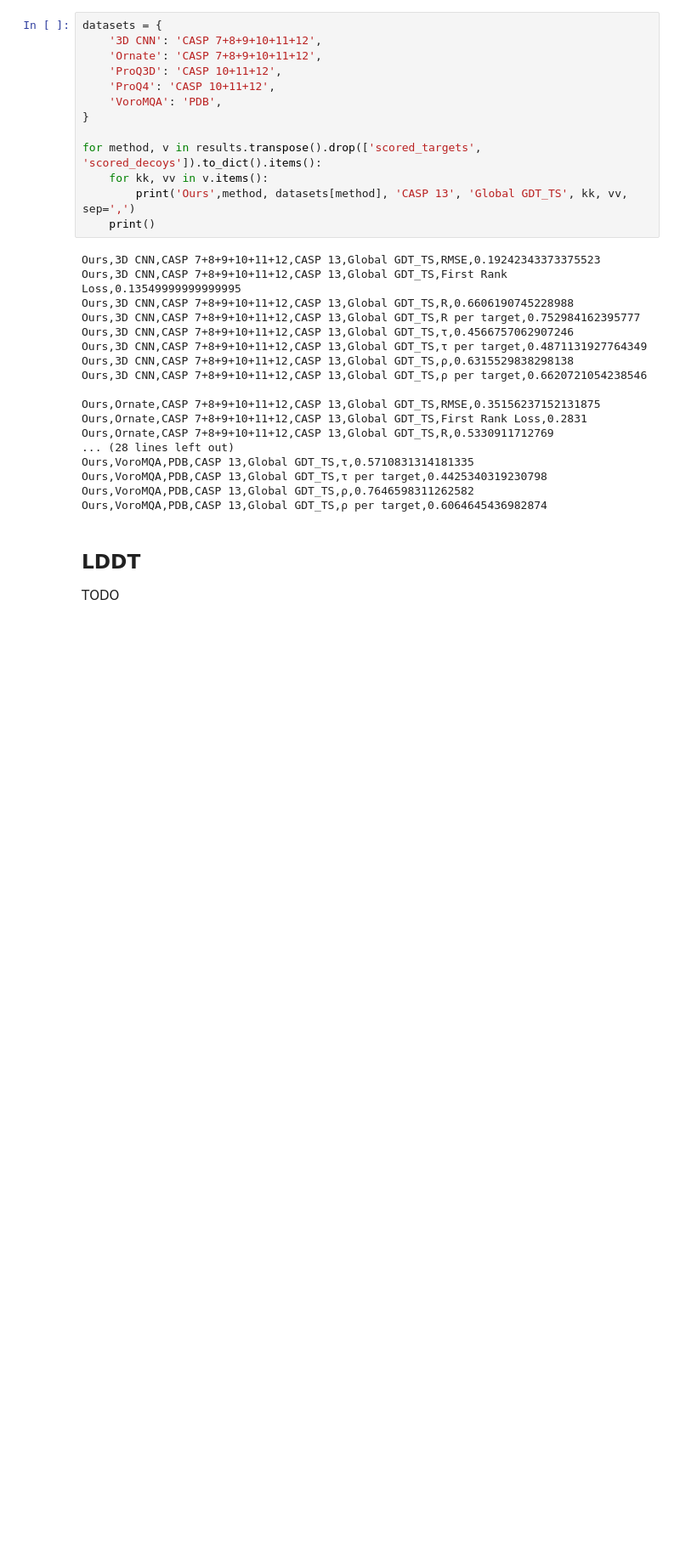
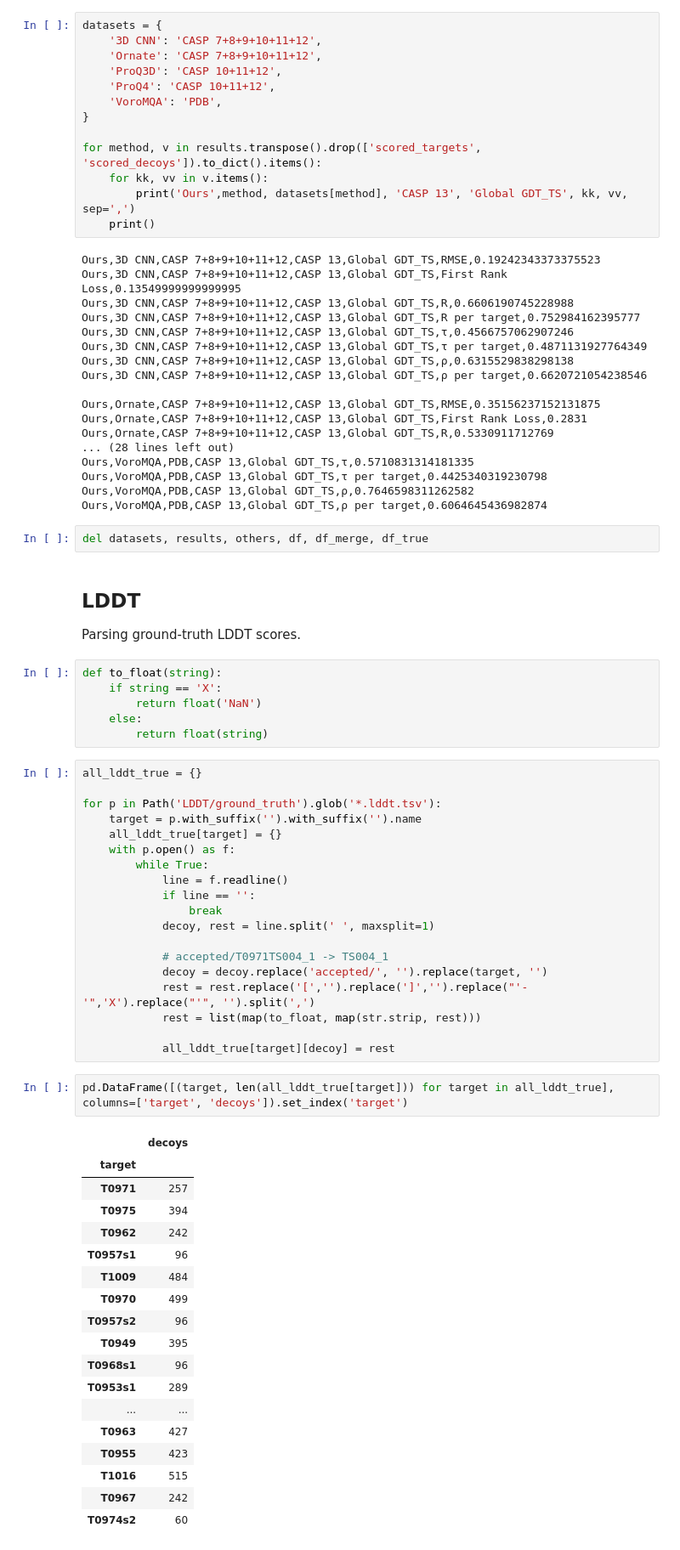
Before and after one commit to baldassarreFe/graphqa, a Jupyter notebook: notebooks/benchmark/other_results_CASP13_raw/ParseCASP13.ipynb, the cells around one changed output. Shown: that part at 85% size. Cells and saved outputs as stored; diff of their text form; blank space fills up the shorter version.

```diff
--- a/notebooks/benchmark/other_results_CASP13_raw/ParseCASP13.ipynb
+++ b/notebooks/benchmark/other_results_CASP13_raw/ParseCASP13.ipynb
@@ -161,7 +163,55 @@ Ours,VoroMQA,PDB,CASP 13,Global GDT_TS,τ,0.5710831314181335
 Ours,VoroMQA,PDB,CASP 13,Global GDT_TS,τ per target,0.4425340319230798
 Ours,VoroMQA,PDB,CASP 13,Global GDT_TS,ρ,0.7646598311262582
 Ours,VoroMQA,PDB,CASP 13,Global GDT_TS,ρ per target,0.6064645436982874
-# %% [markdown]
-## LDDT
-
-TODO
+# %%
+del datasets, results, others, df, df_merge, df_true
+# %% [markdown]
+## LDDT
+
+Parsing ground-truth LDDT scores.
+# %%
+def to_float(string):
+    if string == 'X':
+        return float('NaN')
+    else:
+        return float(string)
+# %%
+all_lddt_true = {}
+
+for p in Path('LDDT/ground_truth').glob('*.lddt.tsv'):
+    target = p.with_suffix('').with_suffix('').name
+    all_lddt_true[target] = {}
+    with p.open() as f:
+        while True:
+            line = f.readline()
+            if line == '':
+                break
+            decoy, rest = line.split(' ', maxsplit=1)
+
+            # accepted/T0971TS004_1 -> TS004_1
+            decoy = decoy.replace('accepted/', '').replace(target, '')
+            rest = rest.replace('[','').replace(']','').replace("'-'",'X').replace("'", '').split(',')
+            rest = list(map(to_float, map(str.strip, rest)))
+
+            all_lddt_true[target][decoy] = rest
+# %%
+pd.DataFrame([(target, len(all_lddt_true[target])) for target in all_lddt_true], columns=['target', 'decoys']).set_index('target')
+# %% [output]
+|  | decoys |
+| target |  |
+| T0971 | 257 |
+| T0975 | 394 |
+| T0962 | 242 |
+| T0957s1 | 96 |
+| T1009 | 484 |
+| T0970 | 499 |
+| T0957s2 | 96 |
+| T0949 | 395 |
+| T0968s1 | 96 |
+| T0953s1 | 289 |
+| ... | ... |
+| T0963 | 427 |
+| T0955 | 423 |
+| T1016 | 515 |
+| T0967 | 242 |
+| T0974s2 | 60 |
```
Also changed, not shown: parts of 7 cells of this notebook, 1 other file.
